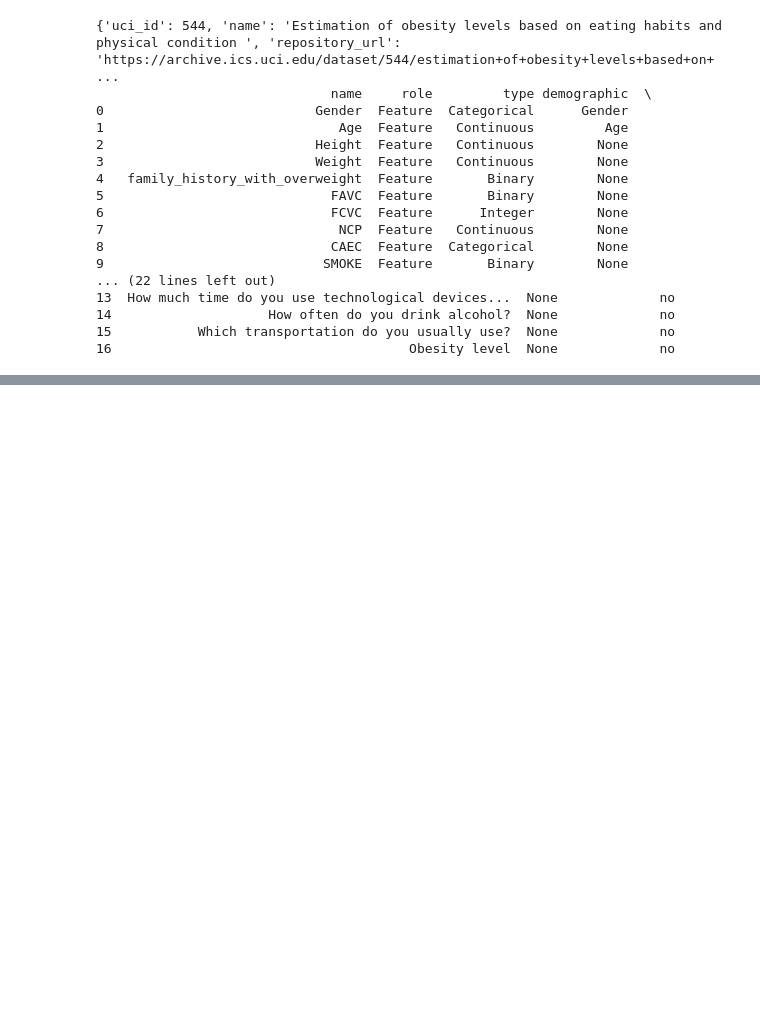
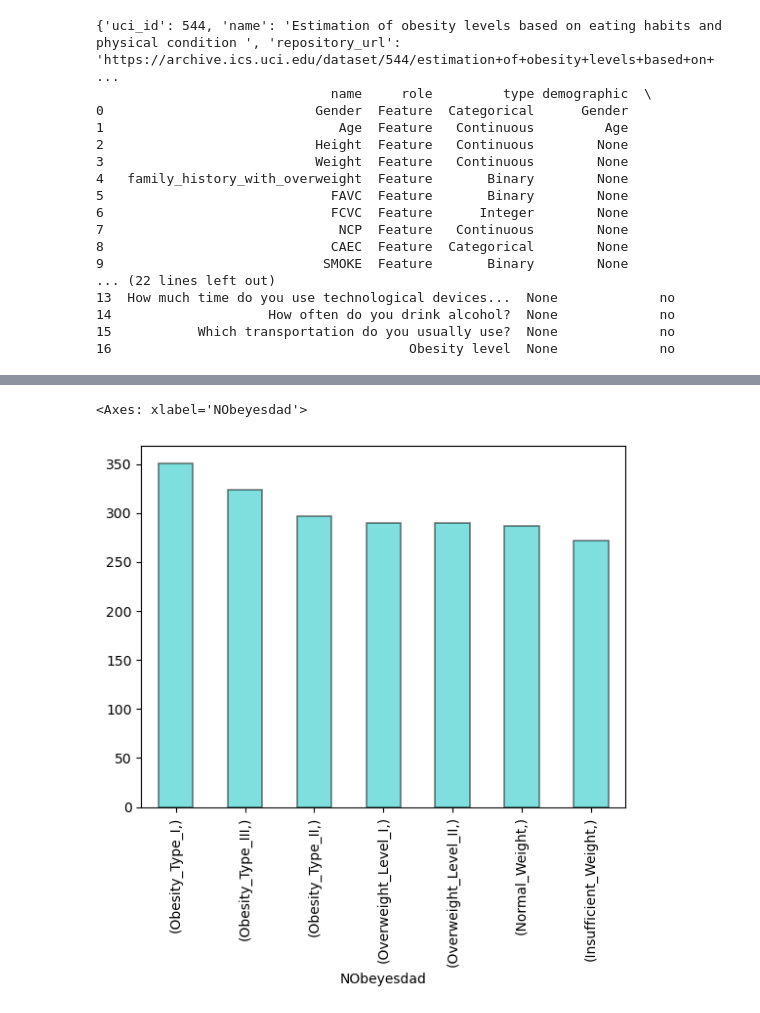
Before and after one commit to srodriguezc91/Proyecto_final_ML_V1, a Jupyter notebook: Código/Obesity.ipynb, the cells around one changed output, grey strips where cells are left out. Cells and saved outputs as stored; diff of their text form; code cells hidden in the pictures; blank space fills up the shorter version.

```diff
--- a/Código/Obesity.ipynb
+++ b/Código/Obesity.ipynb
@@ -64,0 +69,5 @@ NameError: name 'X' is not defined
+# %%
+y.value_counts().plot(kind='bar', color='c', edgecolor='black', linewidth=1.2, alpha=0.5, label='NObeyesdad')
+# %% [output]
+<Axes: xlabel='NObeyesdad'>
+[figure, added]
```
Also changed, not shown: parts of 5 cells of this notebook, 1 other file.
